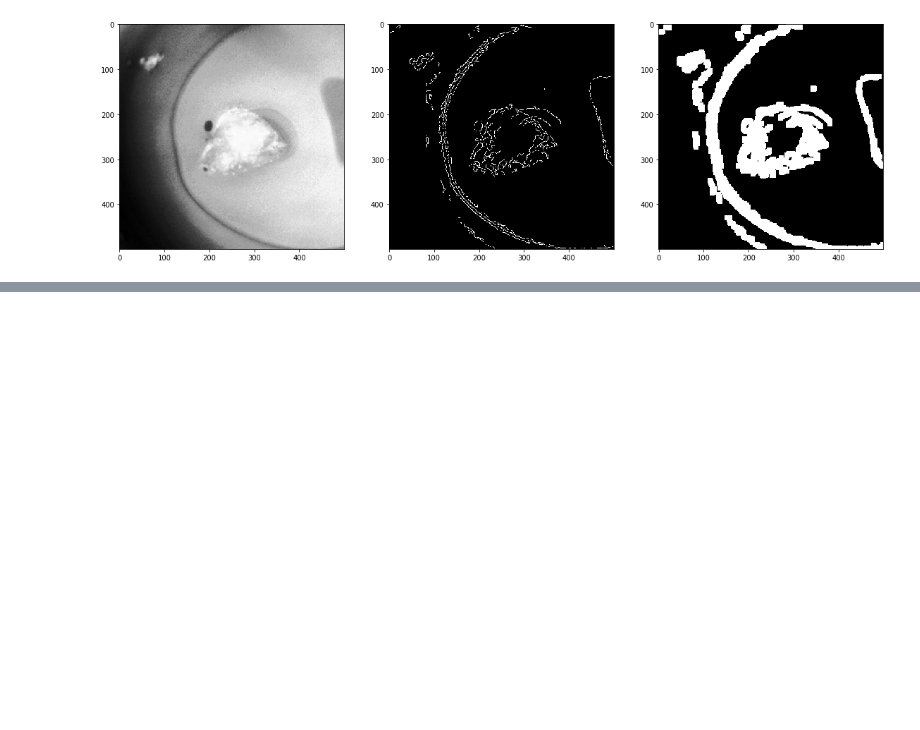
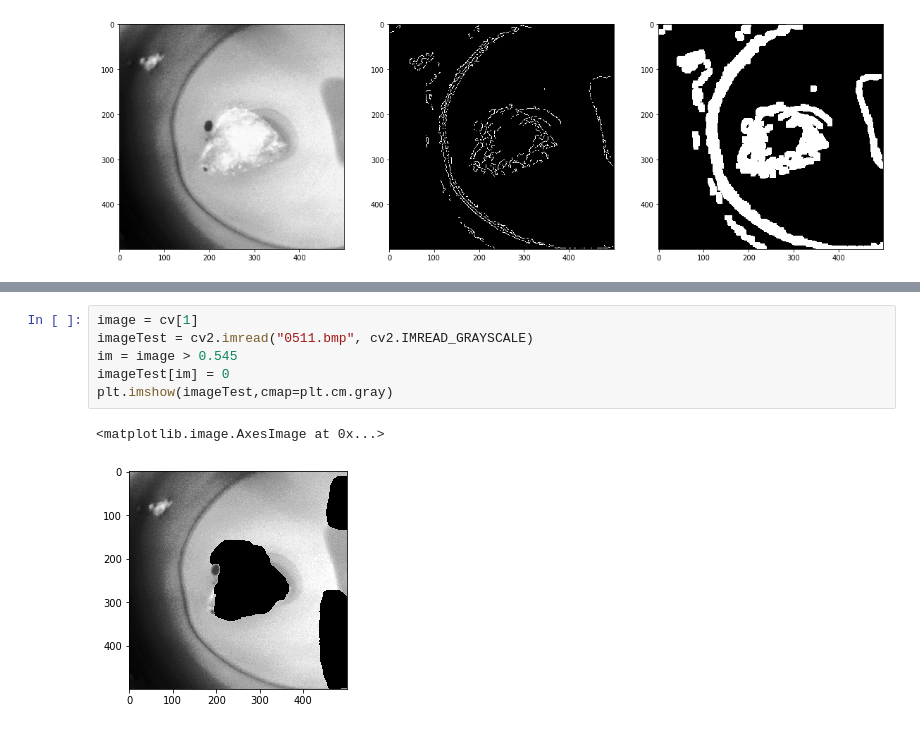
Before and after one commit to Kfor/APMCM, a Jupyter notebook: preprocess.ipynb, the cells around one changed output, grey strips where cells are left out. Saved outputs shown, nothing was run; the diff lists cells and outputs as text; blank space fills up the shorter version.

```diff
--- a/preprocess.ipynb
+++ b/preprocess.ipynb
@@ -273,0 +295,9 @@ plt.imshow(tmp,cmap=plt.cm.gray)
+# %%
+image = cv[1]
+imageTest = cv2.imread("0511.bmp", cv2.IMREAD_GRAYSCALE)
+im = image > 0.545
+imageTest[im] = 0
+plt.imshow(imageTest,cmap=plt.cm.gray)
+# %% [output]
+<matplotlib.image.AxesImage at 0x...>
+[figure, added]
```
Also changed, not shown: parts of 6 cells of this notebook.
